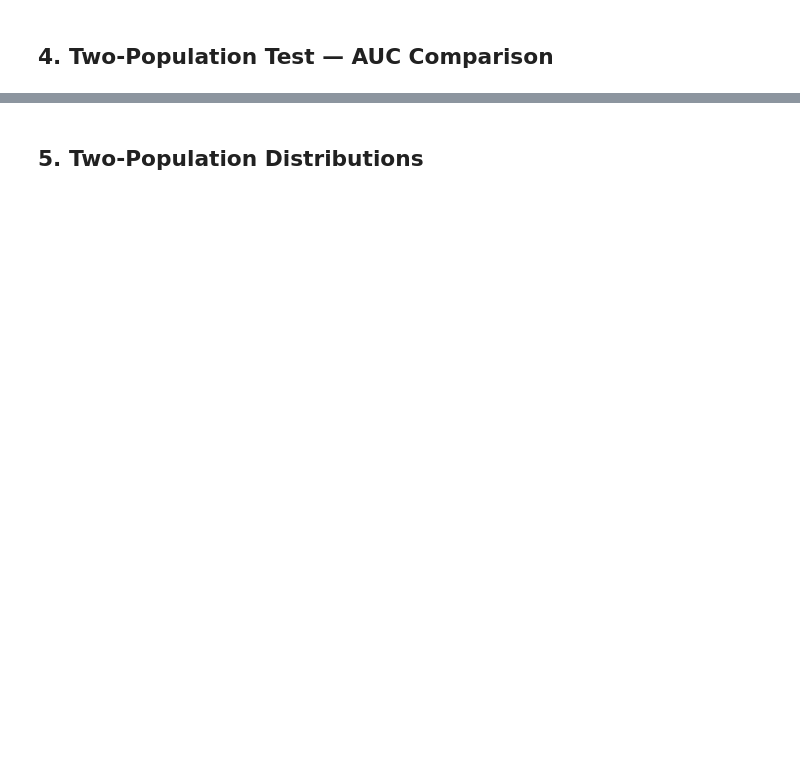
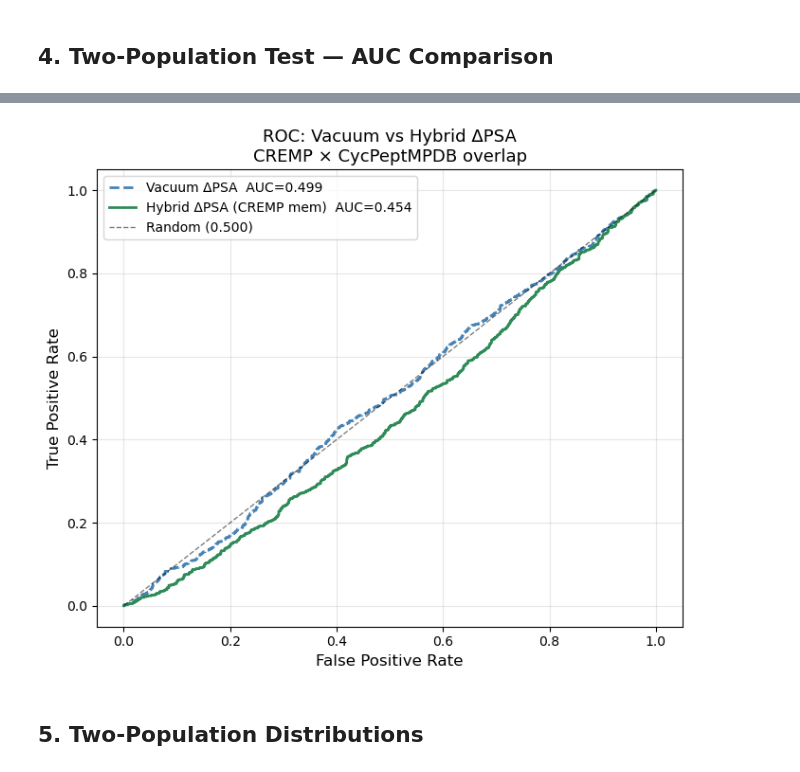
Before and after one commit to JorgeCarmona323/Chameleon_Predictor_local_workhorse, a Jupyter notebook: notebooks/cremp_benchmark.ipynb, the cells around one changed output, grey strips where cells are left out. Saved outputs shown, nothing was run; the diff lists cells and outputs as text; code cells hidden in the pictures; blank space fills up the shorter version.

```diff
--- a/notebooks/cremp_benchmark.ipynb
+++ b/notebooks/cremp_benchmark.ipynb
@@ -142,25 +277,23 @@ plt.show()
 # %% [markdown]
 ## 4. Two-Population Test — AUC Comparison
 # %%
-df_auc = merged[['permeable', 'delta_psa3d', 'hybrid_delta_psa', 'psa3d_spread_cremp']].dropna(subset=['permeable', 'delta_psa3d', 'hybrid_delta_psa'])
+df_auc = merged[['permeable', 'delta_psa3d_vac', 'hybrid_delta_psa', 'psa3d_spread_cremp', 'bw_psa3d']].dropna(subset=['permeable', 'delta_psa3d_vac', 'hybrid_delta_psa'])
 
 auc_results = {}
-for col, label in [
-    ('delta_psa3d',         'Vacuum ΔPSA (ETKDGv3)'),
-    ('hybrid_delta_psa',    'Hybrid ΔPSA (vac aq / CREMP mem)'),
+for col, label, invert in [
+    ('delta_psa3d_vac',    'Vacuum ΔPSA (ETKDGv3)              ', False),
+    ('hybrid_delta_psa',   'Hybrid ΔPSA (vac aq / CREMP BW mem)', False),
+    ('psa3d_spread_cremp', 'CREMP PSA spread (CHCl₃ only)      ', False),
+    ('bw_psa3d',           'CREMP BW mean-PSA (CHCl₃, inverted)', True),
 ]:
-    if col not in df_auc.columns:
+    tmp = df_auc[['permeable', col]].dropna()
+    if len(tmp) < 10:
         continue
-    tmp = df_auc[['permeable', col]].dropna()
-    auc = roc_auc_score(tmp['permeable'], tmp[col])
-    auc_results[label] = auc
-    print(f'{label:45s}  AUC = {auc:.3f}')
-
-if 'psa3d_spread_cremp' in df_auc.columns:
-    tmp = df_auc[['permeable', 'psa3d_spread_cremp']].dropna()
-    if len(tmp) > 10:
-        auc = roc_auc_score(tmp['permeable'], tmp['psa3d_spread_cremp'])
-        auc_results['CREMP PSA spread (CHCl₃ only)'] = auc
-        print(f'{"CREMP PSA spread (CHCl₃ only)":45s}  AUC = {auc:.3f}')
+    score = -tmp[col] if invert else tmp[col]
+    auc = roc_auc_score(tmp['permeable'], score)
+    auc_results[label.strip()] = auc
+    note = ' [inverted — lower BW PSA → permeable]' if invert else ''
+    print(f'{label}  AUC = {auc:.3f}{note}')
 
 print(f'\nn = {len(df_auc)} overlap compounds')
+print('\nNote: bw_psa3d AUC is reported after inversion (lower CHCl₃ BW mean-PSA → predict permeable).')
@@ -167,26 +309,28 @@ print(f'\nn = {len(df_auc)} overlap compounds')
 # %%
 fig, ax = plt.subplots(figsize=(7, 6))
 
 for col, label, color, ls in [
-    ('delta_psa3d',      'Vacuum ΔPSA',            'steelblue', '--'),
+    ('delta_psa3d_vac',  'Vacuum ΔPSA',            'steelblue', '--'),
     ('hybrid_delta_psa', 'Hybrid ΔPSA (CREMP mem)', 'seagreen',  '-'),
 ]:
     tmp = df_auc[['permeable', col]].dropna()
     if len(tmp) < 10:
         continue
     fpr, tpr, _ = roc_curve(tmp['permeable'], tmp[col])
     auc = roc_auc_score(tmp['permeable'], tmp[col])
     ax.plot(fpr, tpr, color=color, ls=ls, lw=2, label=f'{label}  AUC={auc:.3f}')
 
 ax.plot([0,1],[0,1],'k--',lw=1,alpha=0.5,label='Random (0.500)')
 ax.set_xlabel('False Positive Rate', fontsize=12)
 ax.set_ylabel('True Positive Rate', fontsize=12)
 ax.set_title('ROC: Vacuum vs Hybrid ΔPSA\nCREMP × CycPeptMPDB overlap', fontsize=13)
 ax.legend(fontsize=10)
 ax.grid(alpha=0.3)
 plt.tight_layout()
 plt.savefig(RESULTS_DIR / 'figures' / 'cremp_roc_comparison.png', dpi=150, bbox_inches='tight')
 plt.show()
+# %% [output]
+[figure, added]
 # %% [markdown]
 ## 5. Two-Population Distributions
 # %%
```
Also changed, not shown: parts of 12 cells of this notebook, 17 other files.
